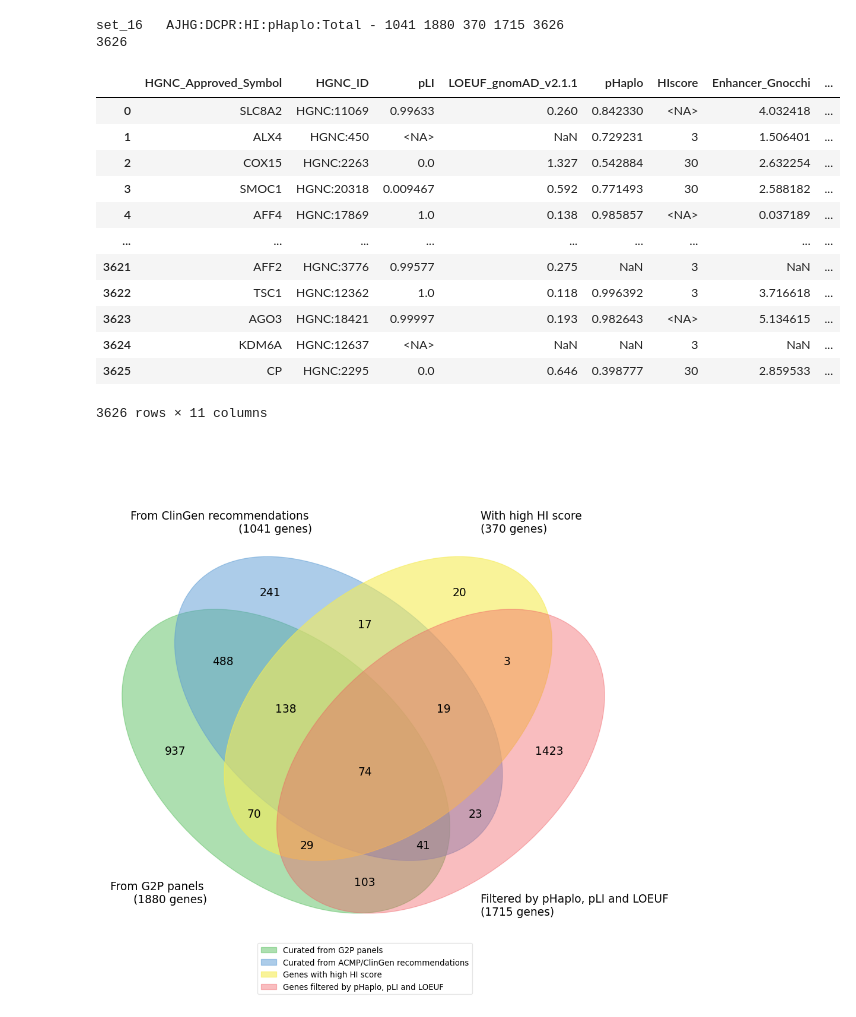
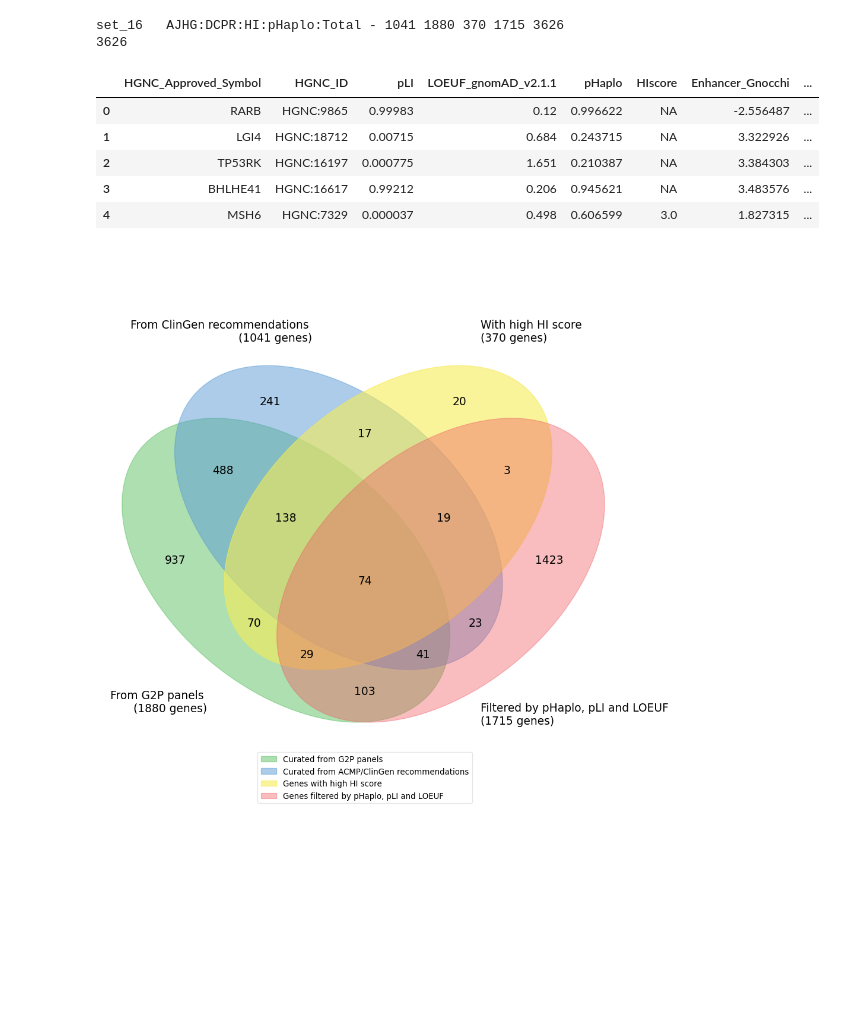
Before and after one commit to ysut/dev, a Jupyter notebook: Resources/02_EstimatedLoFGenes/comparison5.ipynb, the cells around one changed output. Cells and saved outputs as stored; diff of their text form; code cells hidden in the pictures; blank space fills up the shorter version.

```diff
--- a/Resources/02_EstimatedLoFGenes/comparison5.ipynb
+++ b/Resources/02_EstimatedLoFGenes/comparison5.ipynb
@@ -142,6 +142,9 @@ def calc_odds_ratio(
 
     return ['{:.3f}'.format(log_odds), '{:.3f}'.format(logci[0]), '{:.3f}'.format(logci[1]), p, group, label]
 # %%
+# Path to a directory includinf downloaded data
+data_dir: str = 'Downloaded_Data'
+
 ### Lodading canonical transcripts
 canonlist = '../01_CanonicalTranscripts/CanonicalTranscripts.exoncount.tsv'
 canon = pd.read_table(canonlist, sep='\t', header=0)
@@ -154,7 +157,7 @@ gnomad_path = 'gnomad.v2.1.1.lof_metrics.by_gene.txt.gz'
 phaplo_path = 'Collins_rCNV_2022.dosage_sensitivity_scores.tsv.gz'
 
 # G2P data
-dd = './DDG2P.csv.gz'
+dd = f'{data_dir}/G2P/DDG2P.csv.gz'
 eye = './EyeG2P.csv.gz'
 skin = './SkinG2P.csv.gz'
 cancer = './CancerG2P.csv.gz'
@@ -774,10 +775,13 @@ final_genes = pd.merge(
 final_genes['Curated_by_ClinGenSVI_group'] = final_genes['HGNC_Approved_Symbol'].apply(add_source_info, args=(ajhg_genes,))
 final_genes['Curated_from_G2P'] = final_genes['HGNC_Approved_Symbol'].apply(add_source_info, args=(dcpr_genes,))
 
+# Fill NaN with "NA"
+final_genes.fillna('NA', inplace=True)
+
+# Cast dtype
 final_genes['HIscore'] = final_genes['HIscore'].astype(pd.Int64Dtype(), errors='ignore')
 final_genes['pLI'] = final_genes['pLI'].astype(pd.Float64Dtype(), errors='ignore')
 
-
 # Annotate HGNC IDs
 final_genes['HGNC_ID'] = final_genes['HGNC_Approved_Symbol'].apply(fetch_hgnc_id_by_approved_symbol)
 # %%
@@ -792,18 +796,11 @@ final_genes.rename(
   'genovo_LOEUF_corrected': 'Genovo_LOEUF_corrected',
   'mean_am_pathogenicity': 'Mean_AlphaMissense_pathogenicity'}, axis=1, inplace=True)
 # %%
-final_genes
+final_genes.head()
 # %% [output]
 |  | HGNC_Approved_Symbol | HGNC_ID | pLI | LOEUF_gnomAD_v2.1.1 | pHaplo | HIscore | Enhancer_Gnocchi | ... |
-| 0 | SLC8A2 | HGNC:11069 | 0.99633 | 0.260 | 0.842330 | <NA> | 4.032418 | ... |
-| 1 | ALX4 | HGNC:450 | <NA> | NaN | 0.729231 | 3 | 1.506401 | ... |
-| 2 | COX15 | HGNC:2263 | 0.0 | 1.327 | 0.542884 | 30 | 2.632254 | ... |
-| 3 | SMOC1 | HGNC:20318 | 0.009467 | 0.592 | 0.771493 | 30 | 2.588182 | ... |
-| 4 | AFF4 | HGNC:17869 | 1.0 | 0.138 | 0.985857 | <NA> | 0.037189 | ... |
-| ... | ... | ... | ... | ... | ... | ... | ... | ... |
-| 3621 | AFF2 | HGNC:3776 | 0.99577 | 0.275 | NaN | 3 | NaN | ... |
-| 3622 | TSC1 | HGNC:12362 | 1.0 | 0.118 | 0.996392 | 3 | 3.716618 | ... |
-| 3623 | AGO3 | HGNC:18421 | 0.99997 | 0.193 | 0.982643 | <NA> | 5.134615 | ... |
-| 3624 | KDM6A | HGNC:12637 | <NA> | NaN | NaN | 3 | NaN | ... |
-| 3625 | CP | HGNC:2295 | 0.0 | 0.646 | 0.398777 | 30 | 2.859533 | ... |
+| 0 | RARB | HGNC:9865 | 0.99983 | 0.12 | 0.996622 | NA | -2.556487 | ... |
+| 1 | LGI4 | HGNC:18712 | 0.00715 | 0.684 | 0.243715 | NA | 3.322926 | ... |
+| 2 | TP53RK | HGNC:16197 | 0.000775 | 1.651 | 0.210387 | NA | 3.384303 | ... |
+| 3 | BHLHE41 | HGNC:16617 | 0.99212 | 0.206 | 0.945621 | NA | 3.483576 | ... |
+| 4 | MSH6 | HGNC:7329 | 0.000037 | 0.498 | 0.606599 | 3.0 | 1.827315 | ... |
-3626 rows × 11 columns
```
Also changed, not shown: parts of 4 cells of this notebook, 17 other files.
